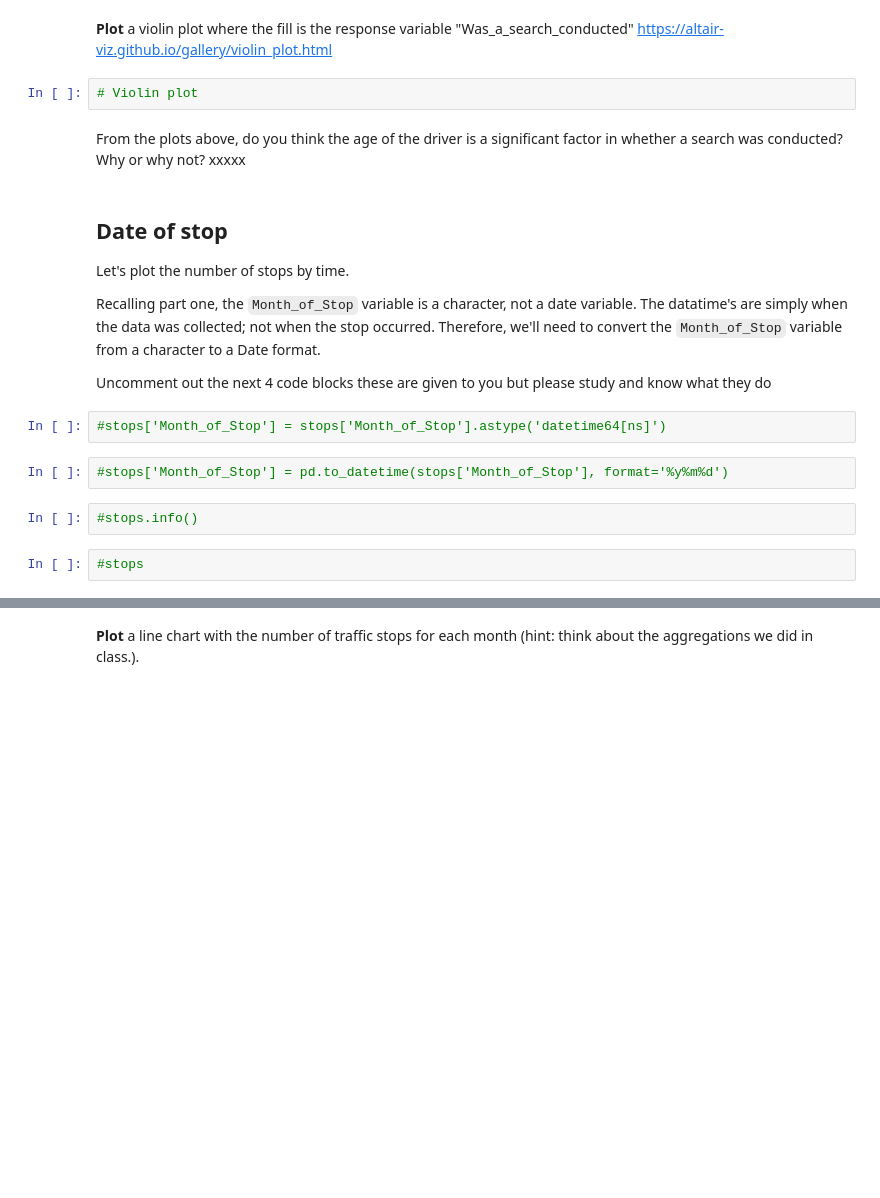
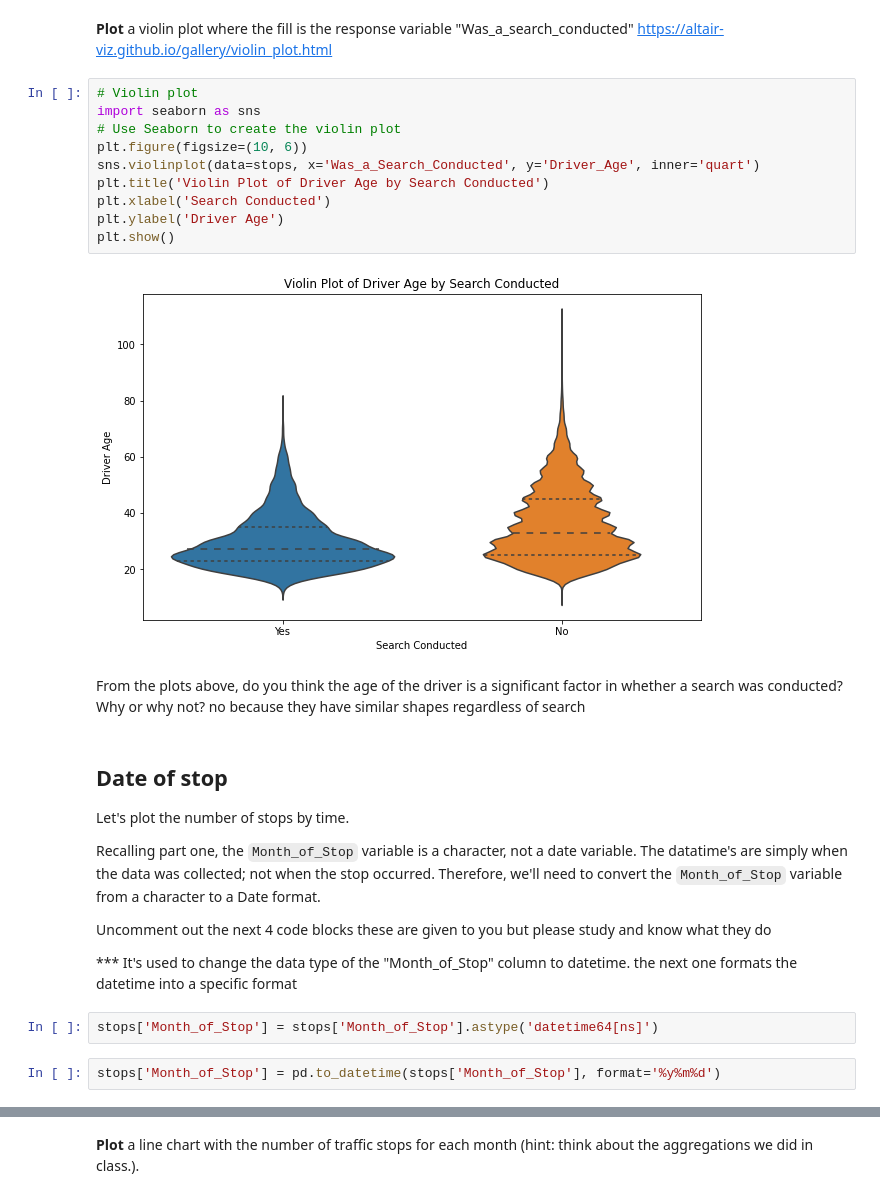
Before and after one commit to dbsandis/CMPD_Stops, a Jupyter notebook: problem_set_1.ipynb, the cells around one changed output, grey strips where cells are left out. Saved outputs shown, nothing was run; the diff lists cells and outputs as text; blank space fills up the shorter version.

```diff
--- a/problem_set_1.ipynb
+++ b/problem_set_1.ipynb
@@ -35,9 +157,20 @@ What is happening? xxxxx
 # %% [markdown]
 **Plot** a violin plot where the fill is the response variable "Was_a_search_conducted" https://altair-viz.github.io/gallery/violin_plot.html
-# %%
-# Violin plot
+# %%
+# Violin plot
+import seaborn as sns
+# Use Seaborn to create the violin plot
+plt.figure(figsize=(10, 6))
+sns.violinplot(data=stops, x='Was_a_Search_Conducted', y='Driver_Age', inner='quart')
+plt.title('Violin Plot of Driver Age by Search Conducted')
+plt.xlabel('Search Conducted')
+plt.ylabel('Driver Age')
+plt.show()
+# %% [output]
+[figure, added]
 # %% [markdown]
-From the plots above, do you think the age of the driver is a significant factor in whether a search was conducted? Why or why not? xxxxx
+From the plots above, do you think the age of the driver is a significant factor in whether a search was conducted? Why or why not?
+no because they have similar shapes regardless of search
 # %% [markdown]
 ## Date of stop
 
@@ -46,11 +179,9 @@ Let's plot the number of stops by time.
 Recalling part one, the `Month_of_Stop` variable is a character, not a date variable. The datatime's are simply when the data was collected; not when the stop occurred. Therefore, we'll need to convert the `Month_of_Stop` variable from a character to a Date format.
 
 Uncomment out the next 4 code blocks these are given to you but please study and know what they do
+
+*** It's used to change the data type of the "Month_of_Stop" column to datetime. the next one formats the datetime into a specific format
 # %%
-#stops['Month_of_Stop'] = stops['Month_of_Stop'].astype('datetime64[ns]')
+stops['Month_of_Stop'] = stops['Month_of_Stop'].astype('datetime64[ns]')
 # %%
-#stops['Month_of_Stop'] = pd.to_datetime(stops['Month_of_Stop'], format='%y%m%d')
+stops['Month_of_Stop'] = pd.to_datetime(stops['Month_of_Stop'], format='%y%m%d')
-# %%
-#stops.info()
-# %%
-#stops
```
Also changed, not shown: parts of 41 cells of this notebook, 3 other files.
